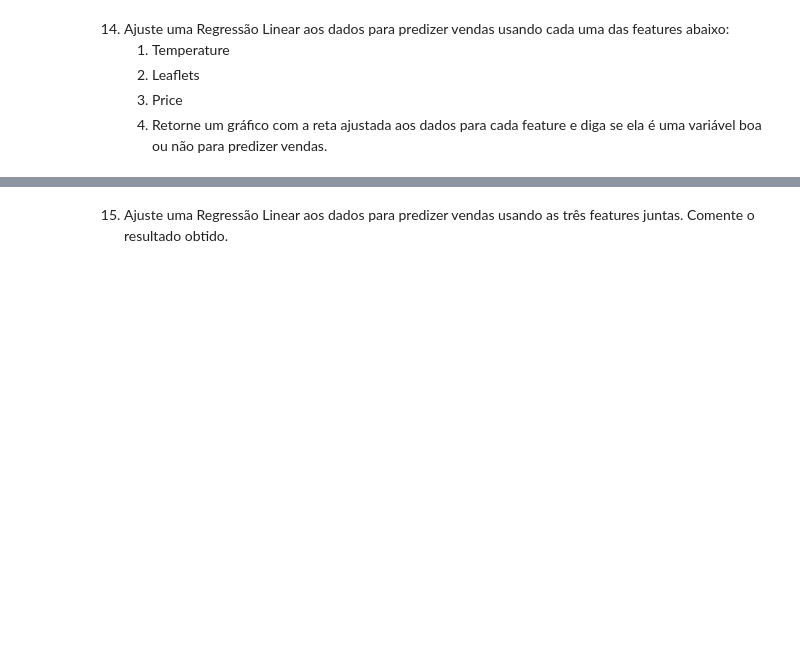
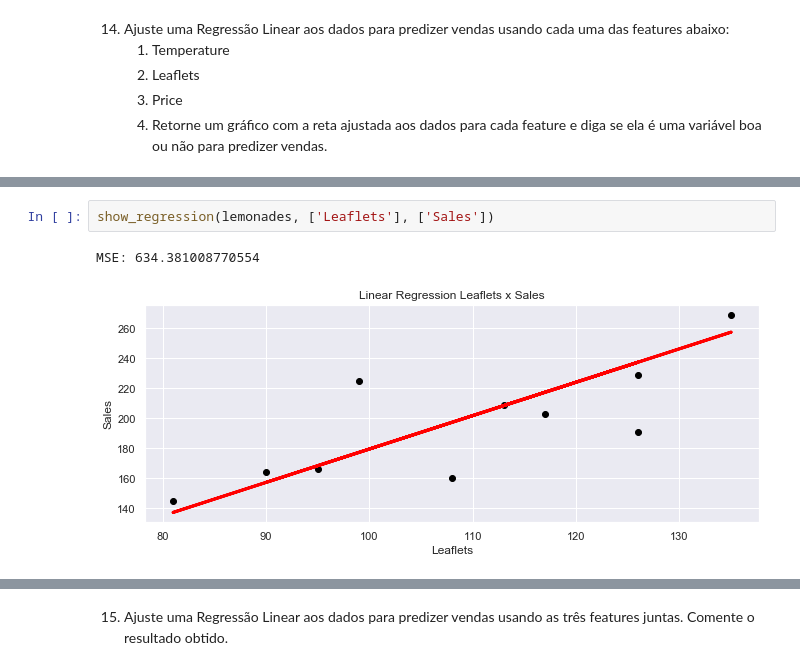
Before and after one commit to lennonalvesdias/fiap-8ia-python, a Jupyter notebook: trabalho_final.ipynb, the cells around one changed output, grey strips where cells are left out. Cells and saved outputs as stored; diff of their text form; blank space fills up the shorter version.

```diff
--- a/trabalho_final.ipynb
+++ b/trabalho_final.ipynb
@@ -198,0 +245,5 @@ Text(0.5, 1.0, 'Fruits over time')
+# %%
+show_regression(lemonades, ['Leaflets'], ['Sales'])
+# %% [output]
+MSE: 634.381008770554
+[figure, added]
```
Also changed, not shown: parts of 15 cells of this notebook, 3 other files.
